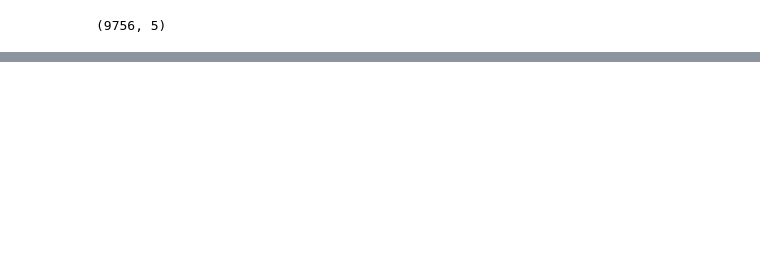
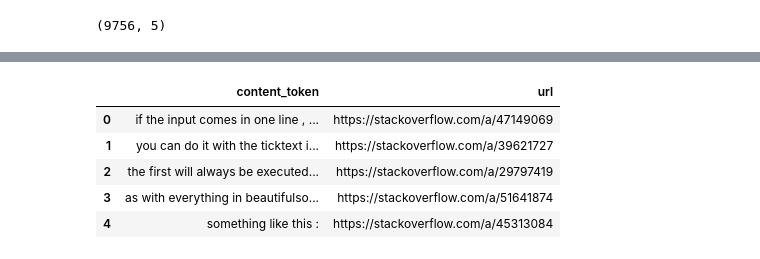
Before and after one commit to qingemeng/410project, a Jupyter notebook: notebooks/Process stackoverflow data.ipynb, the cells around one changed output, grey strips where cells are left out. Saved outputs shown, nothing was run; the diff lists cells and outputs as text; code cells hidden in the pictures; blank space fills up the shorter version.

```diff
--- a/notebooks/Process stackoverflow data.ipynb
+++ b/notebooks/Process stackoverflow data.ipynb
@@ -81,0 +160,9 @@ def tokenize_code(text):
+# %%
+test.head()
+# %% [output]
+|  | content_token | url |
+| 0 | if the input comes in one line , ... | https://stackoverflow.com/a/47149069 |
+| 1 | you can do it with the ticktext i... | https://stackoverflow.com/a/39621727 |
+| 2 | the first will always be executed... | https://stackoverflow.com/a/29797419 |
+| 3 | as with everything in beautifulso... | https://stackoverflow.com/a/51641874 |
+| 4 | something like this : | https://stackoverflow.com/a/45313084 |
```
Also changed, not shown: parts of 21 cells of this notebook.
